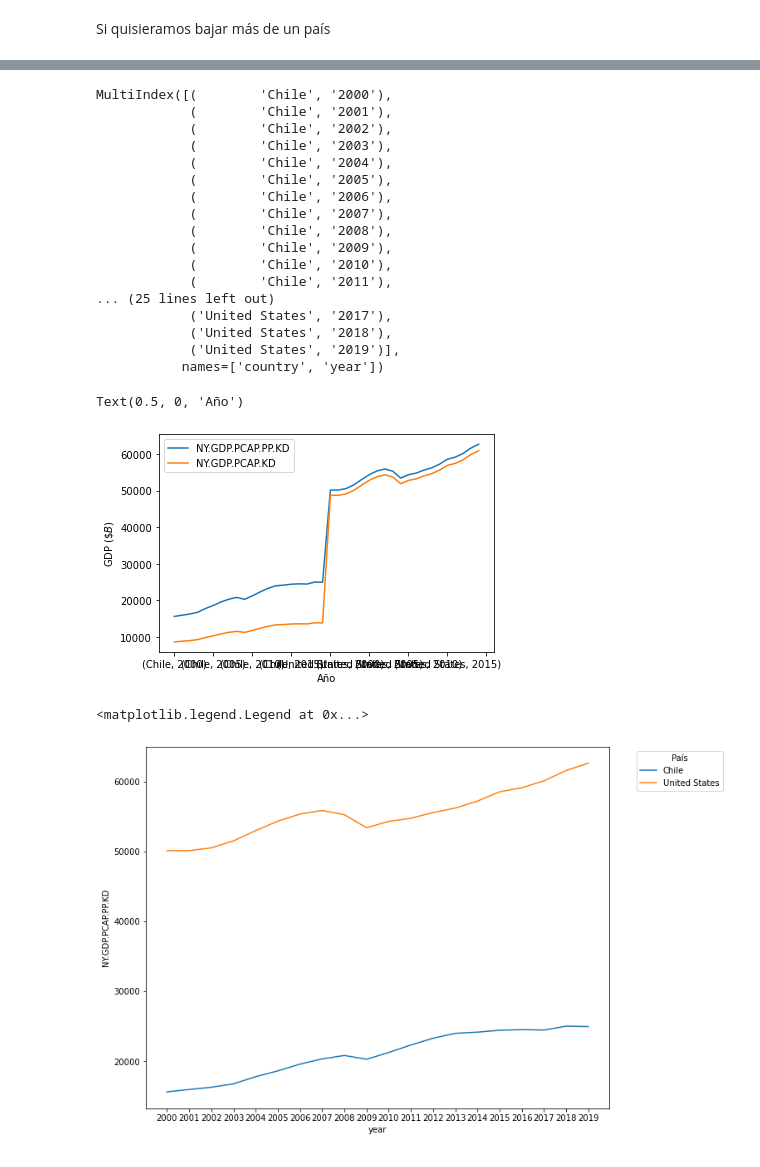
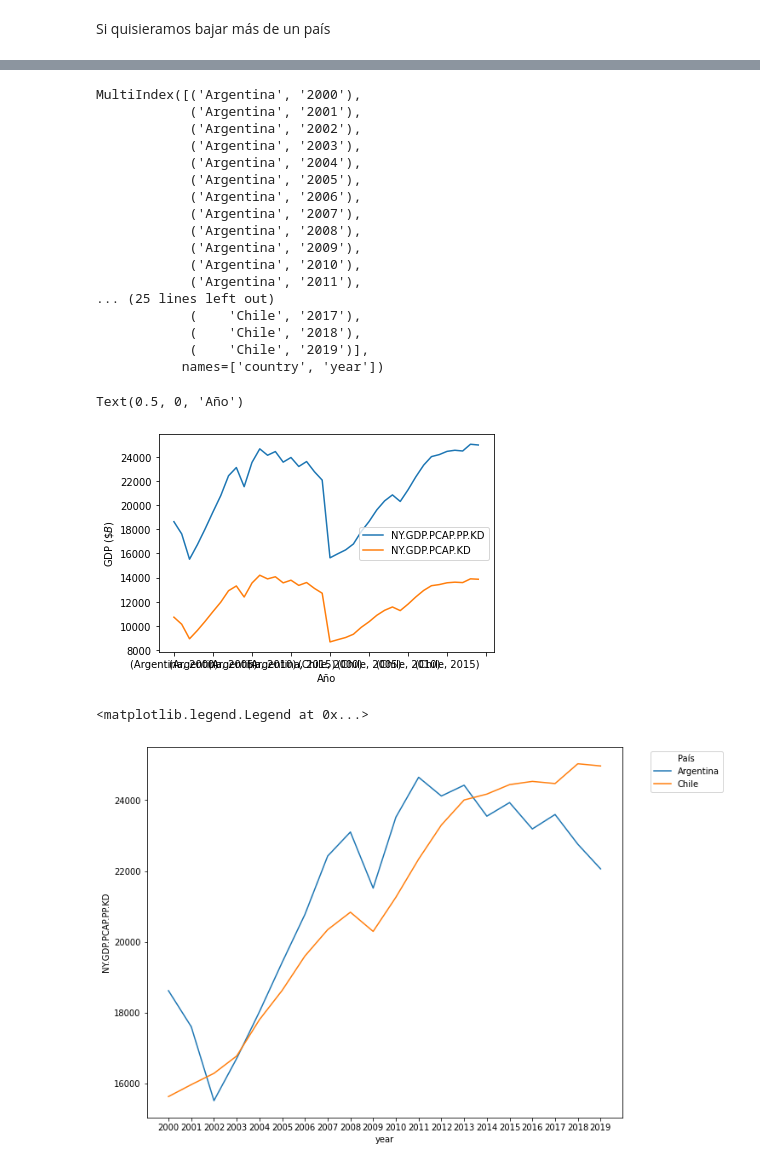
Before and after one commit to cediazr/taller_seriestiempo_IDS, a Jupyter notebook: Notebook-taller-bloque1_ARG.ipynb, the cells around one changed output, grey strips where cells are left out. Cells and saved outputs as stored; diff of their text form; code cells hidden in the pictures.

```diff
--- a/Notebook-taller-bloque1_ARG.ipynb
+++ b/Notebook-taller-bloque1_ARG.ipynb
@@ -1019,5 +998,5 @@ Text(0.5, 0, 'Año')
 # %% [markdown]
 Si quisieramos bajar más de un país
 # %%
-df_us_cl= wb.download( indicator=['NY.GDP.PCAP.PP.KD','NY.GDP.PCAP.KD'], country=['CL', 'US'], start=2000, end=2019 )
-df_us_cl.sort_index(inplace=True) #ordenamos el index
+df_cl_ar= wb.download( indicator=['NY.GDP.PCAP.PP.KD','NY.GDP.PCAP.KD'], country=['CL', 'AR'], start=2000, end=2019 )
+df_cl_ar.sort_index(inplace=True) #ordenamos el index
@@ -1045,38 +1024,38 @@ df_us_cl
 # %%
-df_us_cl.index
+df_cl_ar.index
 # %% [output]
-MultiIndex([(        'Chile', '2000'),
-            (        'Chile', '2001'),
-            (        'Chile', '2002'),
-            (        'Chile', '2003'),
-            (        'Chile', '2004'),
-            (        'Chile', '2005'),
-            (        'Chile', '2006'),
-            (        'Chile', '2007'),
-            (        'Chile', '2008'),
-            (        'Chile', '2009'),
-            (        'Chile', '2010'),
-            (        'Chile', '2011'),
+MultiIndex([('Argentina', '2000'),
+            ('Argentina', '2001'),
+            ('Argentina', '2002'),
+            ('Argentina', '2003'),
+            ('Argentina', '2004'),
+            ('Argentina', '2005'),
+            ('Argentina', '2006'),
+            ('Argentina', '2007'),
+            ('Argentina', '2008'),
+            ('Argentina', '2009'),
+            ('Argentina', '2010'),
+            ('Argentina', '2011'),
 ... (25 lines left out)
-            ('United States', '2017'),
-            ('United States', '2018'),
-            ('United States', '2019')],
+            (    'Chile', '2017'),
+            (    'Chile', '2018'),
+            (    'Chile', '2019')],
            names=['country', 'year'])
 # %%
 # Graficamos
 
-ax = df_us_cl.plot(legend=True)
+ax = df_cl_ar.plot(legend=True)
 ax.set_ylabel(r'GDP ($\$B$)')
 ax.set_xlabel(r'Año')
 # %% [output]
 Text(0.5, 0, 'Año')
-[figure, old version]
+[figure, new version]
 # %%
 plt.figure(figsize=(10,8))
 
-sns.lineplot(x='year', y='NY.GDP.PCAP.PP.KD', hue='country', data=df_us_cl)
+sns.lineplot(x='year', y='NY.GDP.PCAP.PP.KD', hue='country', data=df_cl_ar)
 #plt.yscale('log')
 plt.legend(title='País', bbox_to_anchor=(1.05, 1), loc='upper left')
 # %% [output]
 <matplotlib.legend.Legend at 0x...>
-[figure, old version]
+[figure, new version]
```
Also changed, not shown: parts of 8 cells of this notebook.
